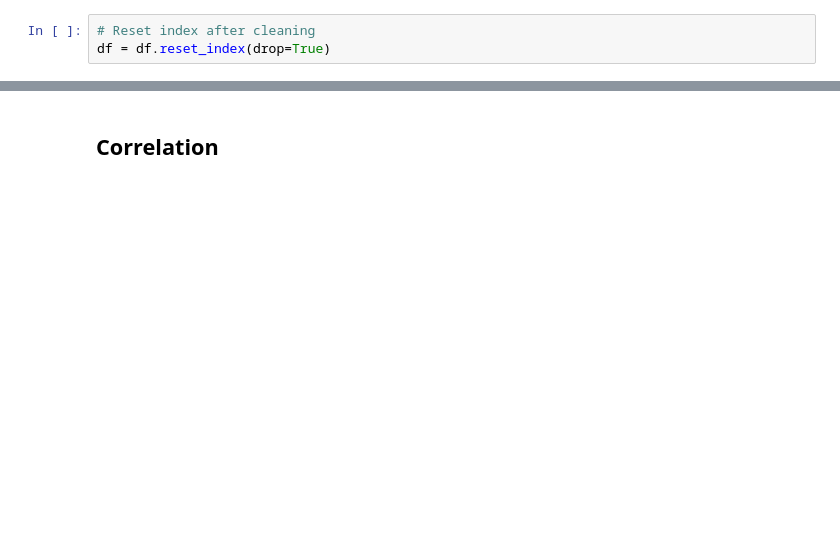
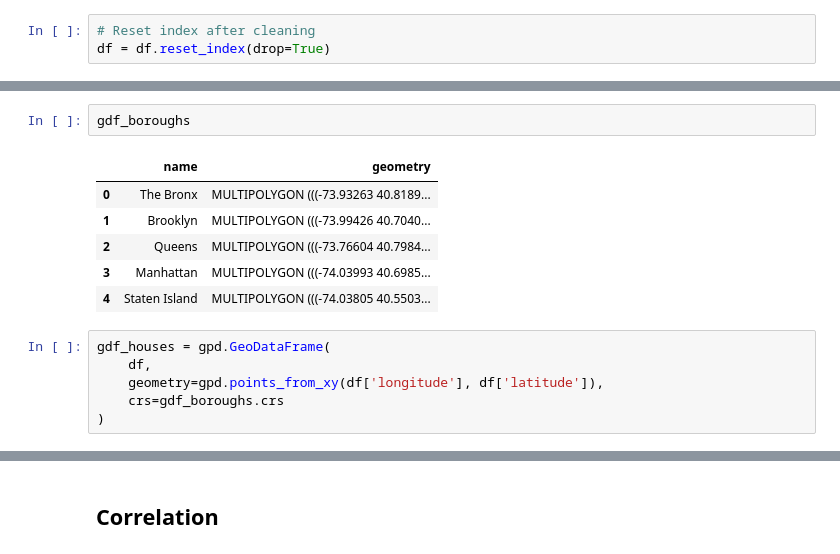
Before and after one commit to codekot/nyc-housing-project, a Jupyter notebook: notebooks/nyc_2024.ipynb, the cells around one changed output, grey strips where cells are left out. Cells and saved outputs as stored; diff of their text form; blank space fills up the shorter version.

```diff
--- a/notebooks/nyc_2024.ipynb
+++ b/notebooks/nyc_2024.ipynb
@@ -1096,0 +1099,15 @@ break
+# %%
+gdf_boroughs
+# %% [output]
+|  | name | geometry |
+| 0 | The Bronx | MULTIPOLYGON (((-73.93263 40.8189... |
+| 1 | Brooklyn | MULTIPOLYGON (((-73.99426 40.7040... |
+| 2 | Queens | MULTIPOLYGON (((-73.76604 40.7984... |
+| 3 | Manhattan | MULTIPOLYGON (((-74.03993 40.6985... |
+| 4 | Staten Island | MULTIPOLYGON (((-74.03805 40.5503... |
+# %%
+gdf_houses = gpd.GeoDataFrame(
+    df,
+    geometry=gpd.points_from_xy(df['longitude'], df['latitude']),
+    crs=gdf_boroughs.crs
+)
```
Also changed, not shown: parts of 17 cells of this notebook, 1 other file.
